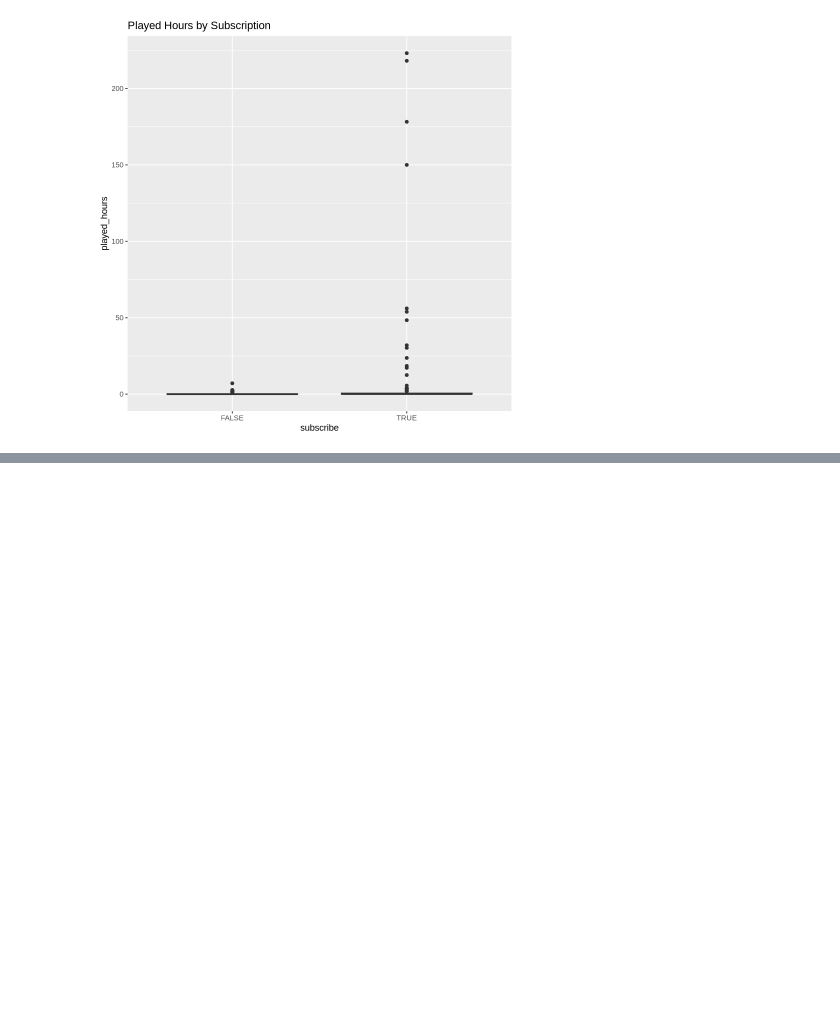
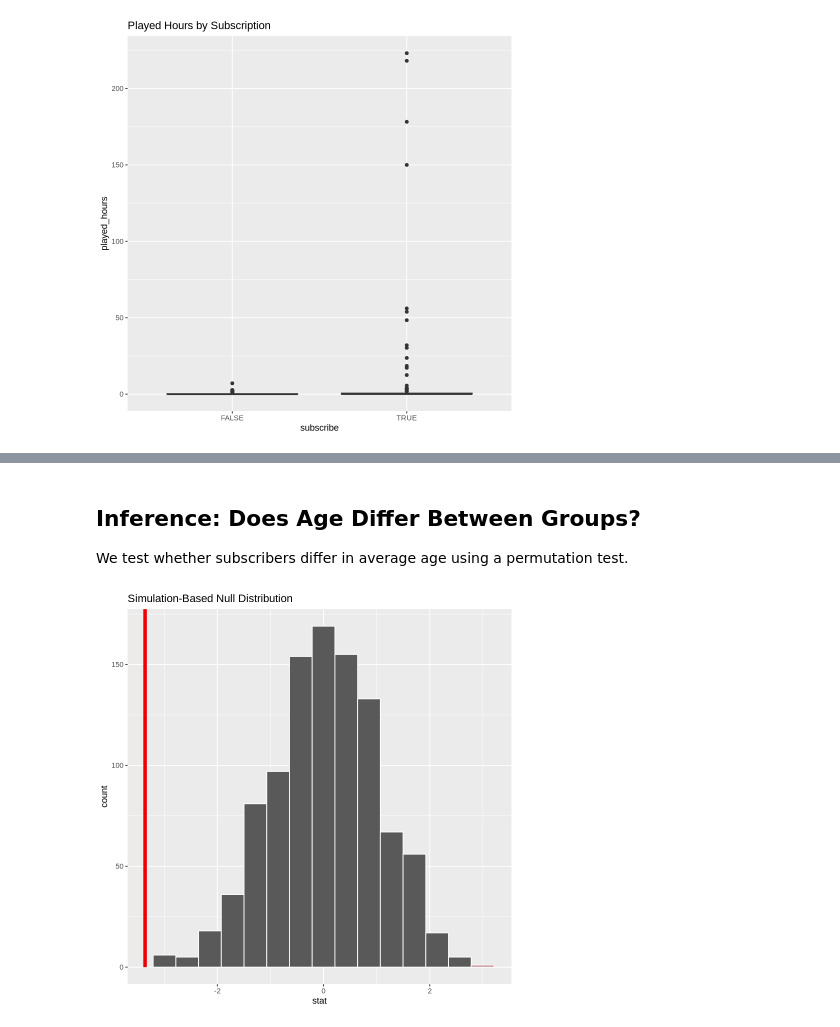
Before and after one commit to QUISESTER/DSCI-100-project, a Jupyter notebook: Project.ipynb, the cells around one changed output, grey strips where cells are left out. Cells and saved outputs as stored; diff of their text form; code cells hidden in the pictures; blank space fills up the shorter version.

```diff
--- a/Project.ipynb
+++ b/Project.ipynb
@@ -102,0 +156,19 @@ ggplot(players, aes(x = subscribe, y = played_hours)) +
+# %% [markdown]
+## Inference: Does Age Differ Between Groups?
+
+We test whether subscribers differ in average age using a permutation test.
+# %%
+obs_stat <- players %>%
+  specify(Age ~ subscribe) %>%
+  calculate(stat = "diff in means", order = c("TRUE", "FALSE"))
+
+null_dist <- players %>%
+  specify(Age ~ subscribe) %>%
+  hypothesize(null = "independence") %>%
+  generate(reps = 1000, type = "permute") %>%
+  calculate(stat = "diff in means", order = c("TRUE", "FALSE"))
+
+visualize(null_dist) +
+  shade_p_value(obs_stat = obs_stat, direction = "both")
+# %% [output]
+[figure, added]
```
Also changed, not shown: parts of 5 cells of this notebook.
